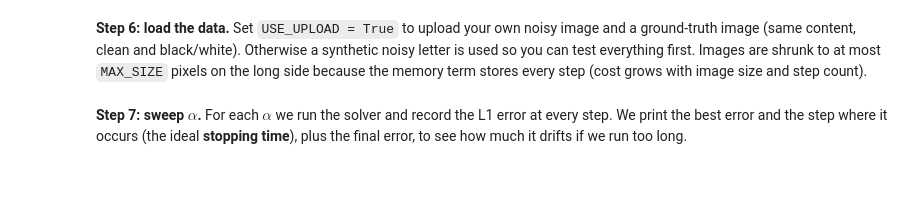
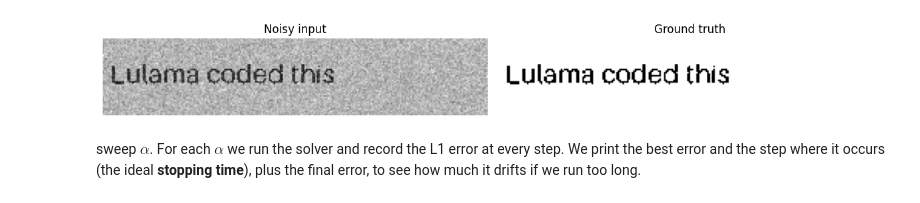
Before and after one commit to SimphiweRasenyalo/CDE-Assignment, a Jupyter notebook: frac_diffusion_colab.ipynb, the cells around one changed output. Cells and saved outputs as stored; diff of their text form; code cells hidden in the pictures.

Commit message:
The correct code, please delete the first file

```diff
--- a/frac_diffusion_colab.ipynb
+++ b/frac_diffusion_colab.ipynb
@@ -79,44 +146,38 @@ def l1_error(u, gt, thresh=0.5):
-# %% [markdown]
-**Step 6: load the data.**
-Set `USE_UPLOAD = True` to upload your own noisy image and a ground-truth image (same content, clean and black/white). Otherwise a synthetic noisy letter is used so you can test everything first.
-Images are shrunk to at most `MAX_SIZE` pixels on the long side because the memory term stores every step (cost grows with image size and step count).
 # %%
-USE_UPLOAD = False
-MAX_SIZE = 96
+rng = np.random.default_rng(0)
 
-def load_gray(path, size=None):
-    im = Image.open(path).convert("L")
-    if size is not None:
-        im = im.resize(size)
-    return np.array(im)
+# Create a white image with black text
+img = Image.new("L", (500, 100), 255)
+draw = ImageDraw.Draw(img)
 
-if USE_UPLOAD:
-    from google.colab import files
-    print("Upload the NOISY image, then the GROUND TRUTH image:")
-    up = files.upload()
-    names = list(up.keys())
-    im = Image.open(names[0]).convert("L")
-    s = MAX_SIZE / max(im.size)
-    size = (int(im.size[0]*s), int(im.size[1]*s))
-    noisy = load_gray(names[0], size)
-    gt = (normalize(load_gray(names[1], size)) > 0.5).astype(float)
-    # make sure text is 1 and background 0 in BOTH images
-    if gt.mean() > 0.5: gt = 1 - gt
-    u0 = normalize(noisy)
-    if u0.mean() > 0.5: u0 = 1 - u0   # text -> high values
-else:
-    rng = np.random.default_rng(0)
-    gt = np.zeros((48, 48))
-    gt[10:38, 8:12] = 1; gt[10:14, 8:30] = 1; gt[22:26, 8:26] = 1
-    noisy = 0.7*gt + 0.15 + 0.15*rng.standard_normal(gt.shape)
-    u0 = normalize(noisy)
+font = ImageFont.load_default(size=35)
+draw.text((10, 25), "Lulama coded this", font=font, fill=0)
 
-fig, ax = plt.subplots(1, 2, figsize=(6, 3))
-ax[0].imshow(u0, cmap="gray"); ax[0].set_title("u0 (input)")
-ax[1].imshow(gt, cmap="gray"); ax[1].set_title("ground truth")
-for a in ax: a.axis("off")
+# Resize the image
+img = img.resize((250, 50))
+
+# Create the ground truth and noisy input
+gt = (1 - np.array(img) / 255 > 0.5).astype(float)
+noisy = gt + 0.15 * rng.standard_normal(gt.shape)
+u0 = normalize(noisy)
+
+# Display the images
+fig, ax = plt.subplots(1, 2, figsize=(12, 4))
+
+ax[0].imshow(u0, cmap="gray_r", vmin=0, vmax=1)
+ax[0].set_title("Noisy input")
+
+ax[1].imshow(gt, cmap="gray_r", vmin=0, vmax=1)
+ax[1].set_title("Ground truth")
+
+for a in ax:
+    a.axis("off")
+
+plt.tight_layout()
 plt.show()
+# %% [output]
+[figure, added]
 # %% [markdown]
-**Step 7: sweep $\alpha$.**
+sweep $\alpha$.
 For each $\alpha$ we run the solver and record the L1 error at every step. We print the best error and the step where it occurs (the ideal **stopping time**), plus the final error, to see how much it drifts if we run too long.
 # %%
```
Also changed, not shown: parts of 26 cells of this notebook.
